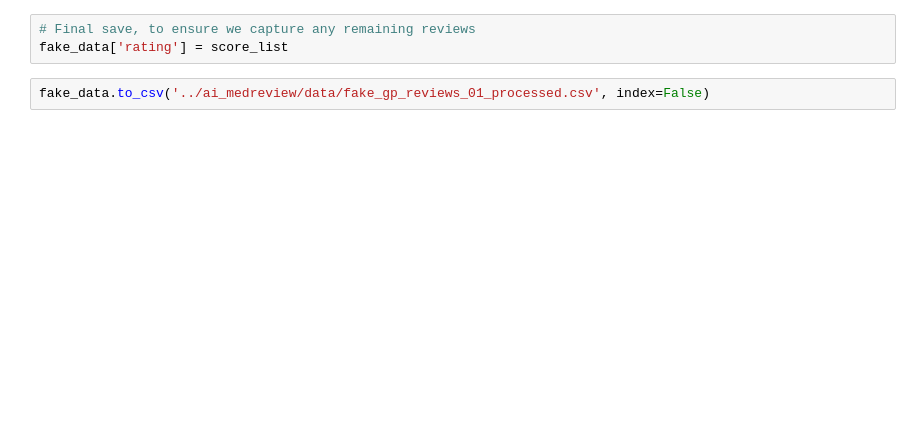
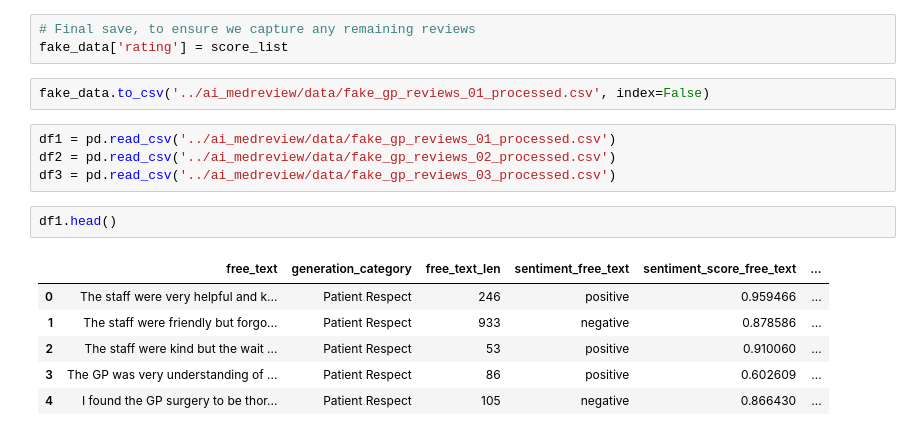
Before and after one commit to janduplessis883/ai-medreview, a Jupyter notebook: notebooks/Fake GP Reviews - FAKE Reviews SCORER.ipynb, the cells around one changed output. Cells and saved outputs as stored; diff of their text form; blank space fills up the shorter version.

```diff
--- a/notebooks/Fake GP Reviews - FAKE Reviews SCORER.ipynb
+++ b/notebooks/Fake GP Reviews - FAKE Reviews SCORER.ipynb
@@ -114,3 +123,16 @@ Scoring Criteria (0 - 5 scale):
 fake_data['rating'] = score_list
 # %%
 fake_data.to_csv('../ai_medreview/data/fake_gp_reviews_01_processed.csv', index=False)
+# %%
+df1 = pd.read_csv('../ai_medreview/data/fake_gp_reviews_01_processed.csv')
+df2 = pd.read_csv('../ai_medreview/data/fake_gp_reviews_02_processed.csv')
+df3 = pd.read_csv('../ai_medreview/data/fake_gp_reviews_03_processed.csv')
+# %%
+df1.head()
+# %% [output]
+|  | free_text | generation_category | free_text_len | sentiment_free_text | sentiment_score_free_text | ... |
+| 0 | The staff were very helpful and k... | Patient Respect | 246 | positive | 0.959466 | ... |
+| 1 | The staff were friendly but forgo... | Patient Respect | 933 | negative | 0.878586 | ... |
+| 2 | The staff were kind but the wait ... | Patient Respect | 53 | positive | 0.910060 | ... |
+| 3 | The GP was very understanding of ... | Patient Respect | 86 | positive | 0.602609 | ... |
+| 4 | I found the GP surgery to be thor... | Patient Respect | 105 | negative | 0.866430 | ... |
```
Also changed, not shown: parts of 6 cells of this notebook, 3 other files.
